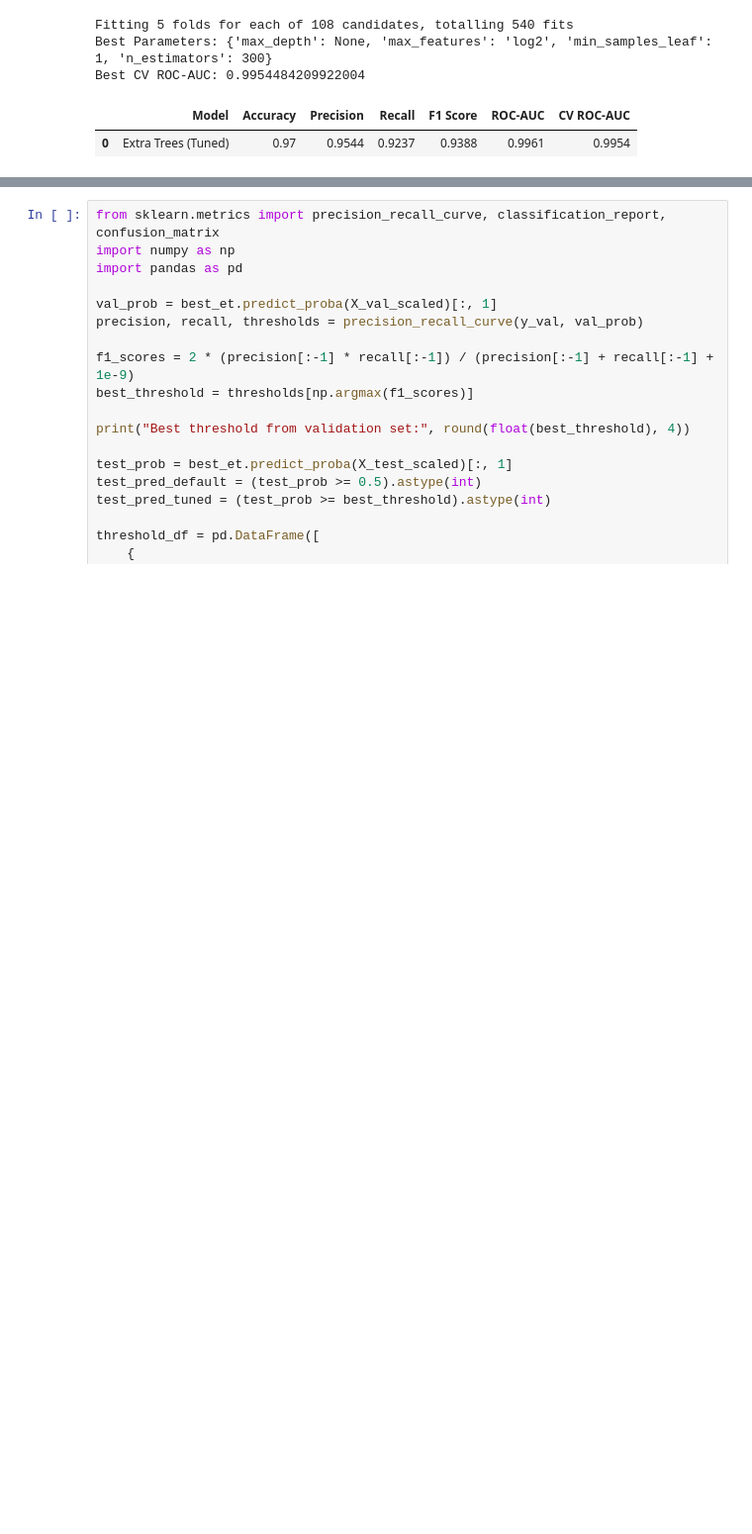
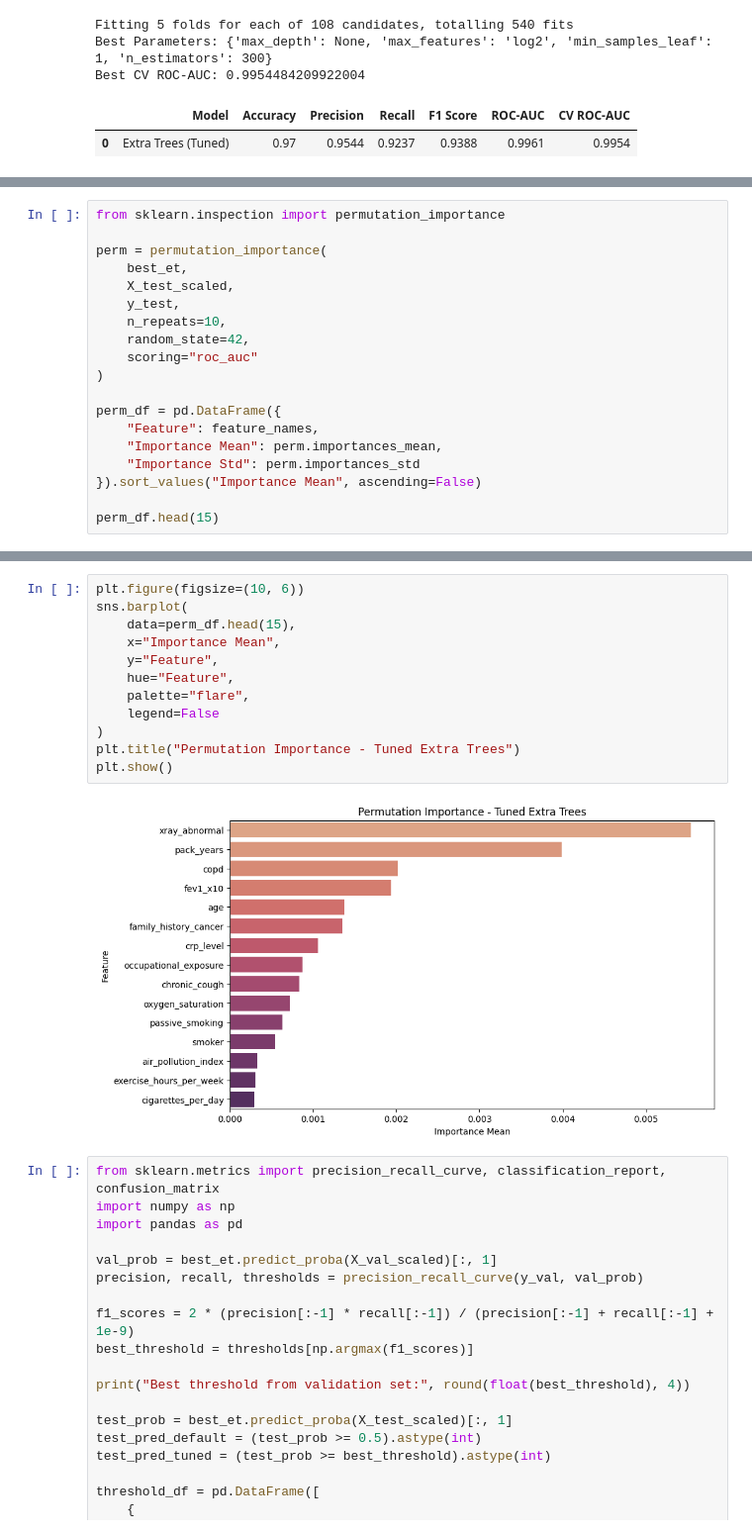
Before and after one commit to np-helios/NishthaPandey_23fe10cse00774, a Jupyter notebook: Lung_Cancer_Prediction.ipynb, the cells around one changed output, grey strips where cells are left out. Shown at 99% size. Cells and saved outputs as stored; diff of their text form; blank space fills up the shorter version.

```diff
--- a/Lung_Cancer_Prediction.ipynb
+++ b/Lung_Cancer_Prediction.ipynb
@@ -530,0 +609,19 @@ Best CV ROC-AUC: 0.9954484209922004
+# %%
+from sklearn.inspection import permutation_importance
+
+perm = permutation_importance(
+    best_et,
+    X_test_scaled,
+    y_test,
+    n_repeats=10,
+    random_state=42,
+    scoring="roc_auc"
+)
+
+perm_df = pd.DataFrame({
+    "Feature": feature_names,
+    "Importance Mean": perm.importances_mean,
+    "Importance Std": perm.importances_std
+}).sort_values("Importance Mean", ascending=False)
+
+perm_df.head(15)
@@ -531,3 +645,17 @@ Best CV ROC-AUC: 0.9954484209922004
+# %%
+plt.figure(figsize=(10, 6))
+sns.barplot(
+    data=perm_df.head(15),
+    x="Importance Mean",
+    y="Feature",
+    hue="Feature",
+    palette="flare",
+    legend=False
+)
+plt.title("Permutation Importance - Tuned Extra Trees")
+plt.show()
+# %% [output]
+[figure, added]
 # %%
 from sklearn.metrics import precision_recall_curve, classification_report, confusion_matrix
 import numpy as np
```
Also changed, not shown: parts of 9 cells of this notebook.
